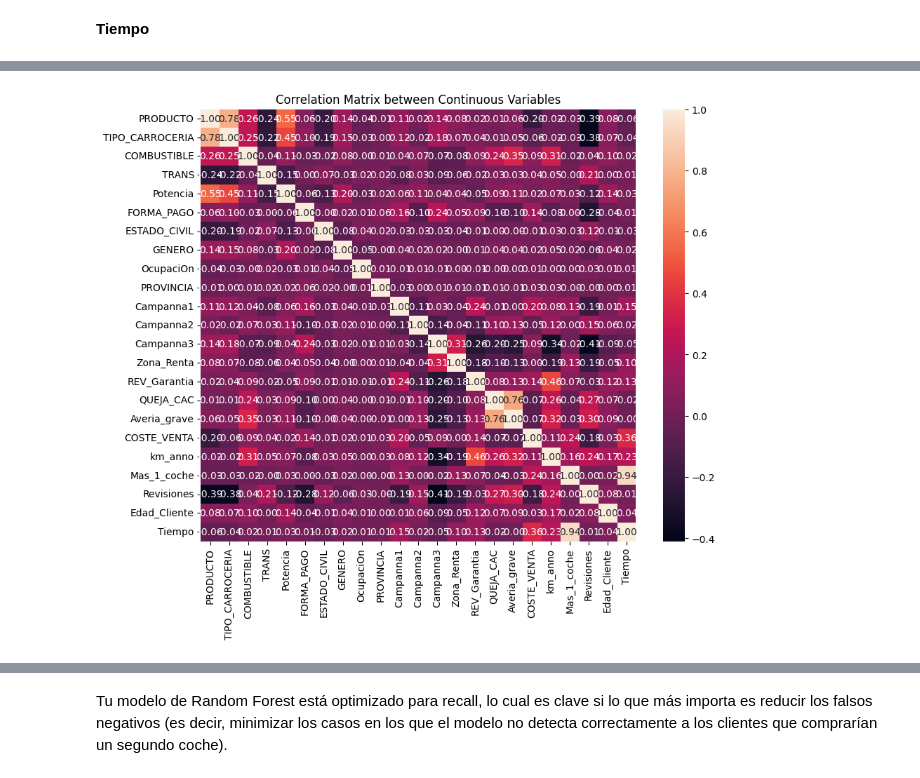
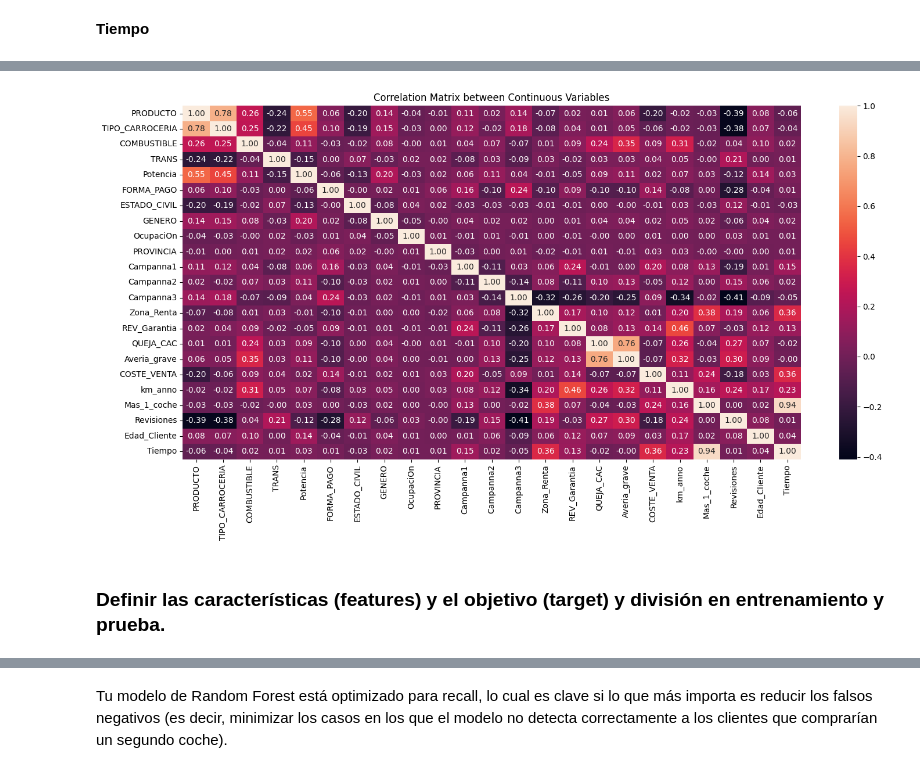
Before and after one commit to clauloro/Caso01_Propensity, a Jupyter notebook: Análisis Exploratorio de Datos - Propensión de Compra.ipynb, the cells around one changed output, grey strips where cells are left out. Drawn from its saved outputs; the diff is of its cells as text; code cells hidden in the pictures.

```diff
--- a/Análisis Exploratorio de Datos - Propensión de Compra.ipynb
+++ b/Análisis Exploratorio de Datos - Propensión de Compra.ipynb
@@ -761,7 +748,7 @@ df['Zona_Renta'].unique()
 # %% [output]
 array(['Medio-Bajo', 'Medio', 'Alto', 'Otros'], dtype=object)
 # %%
-orden_correcto = ["Medio-Bajo", "Medio", "Alto", "Otros"]
+orden_correcto = ["Otros", "Medio-Bajo", "Medio", "Alto"]
 encoder = OrdinalEncoder(categories=[orden_correcto])
 df["Zona_Renta"] = encoder.fit_transform(df[["Zona_Renta"]])
 # %%
@@ -1423,10 +1365,11 @@ df
 # %%
 correlation_matrix = df.corr()
 
-plt.figure(figsize=(10, 8))
+plt.figure(figsize=(15, 8))
 sns.heatmap(correlation_matrix, annot=True, fmt=".2f")
 plt.title('Correlation Matrix between Continuous Variables')
+plt.tight_layout()
 plt.show()
 # %% [output]
-[figure, old version]
+[figure, new version]
 # %%
@@ -1433,2 +1377,4 @@ plt.show()
 results = pd.DataFrame(columns=['Model', 'Tipo', 'Accuracy', 'Recall'])
 results['Tipo'] = ['Binary']*3
+# %% [markdown]
+### Definir las características (features) y el objetivo (target) y división en entrenamiento y prueba.
```
Also changed, not shown: parts of 112 cells of this notebook, 10 other files.
